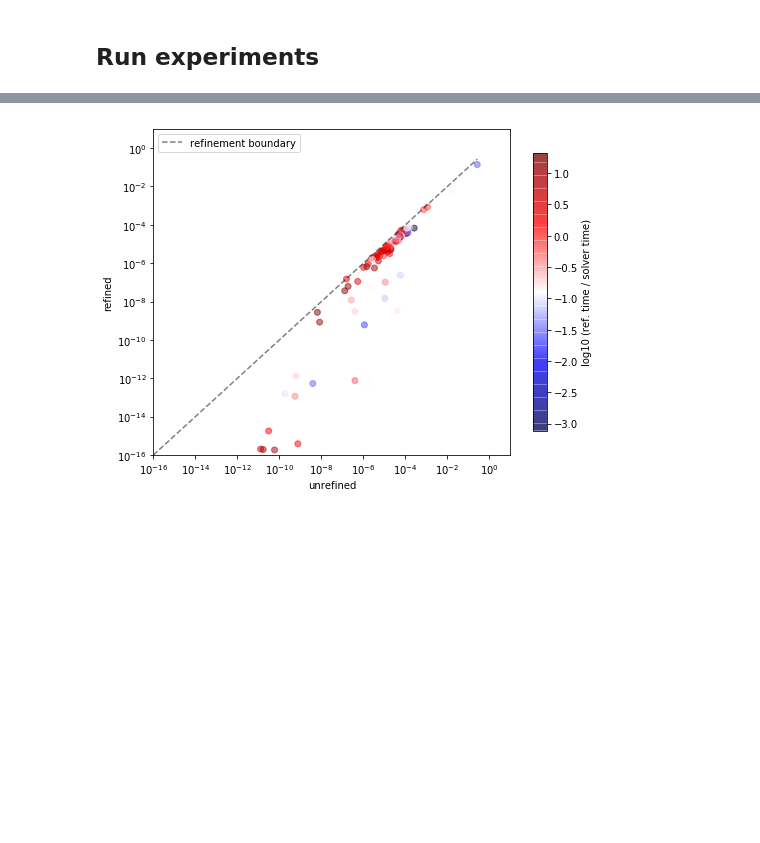
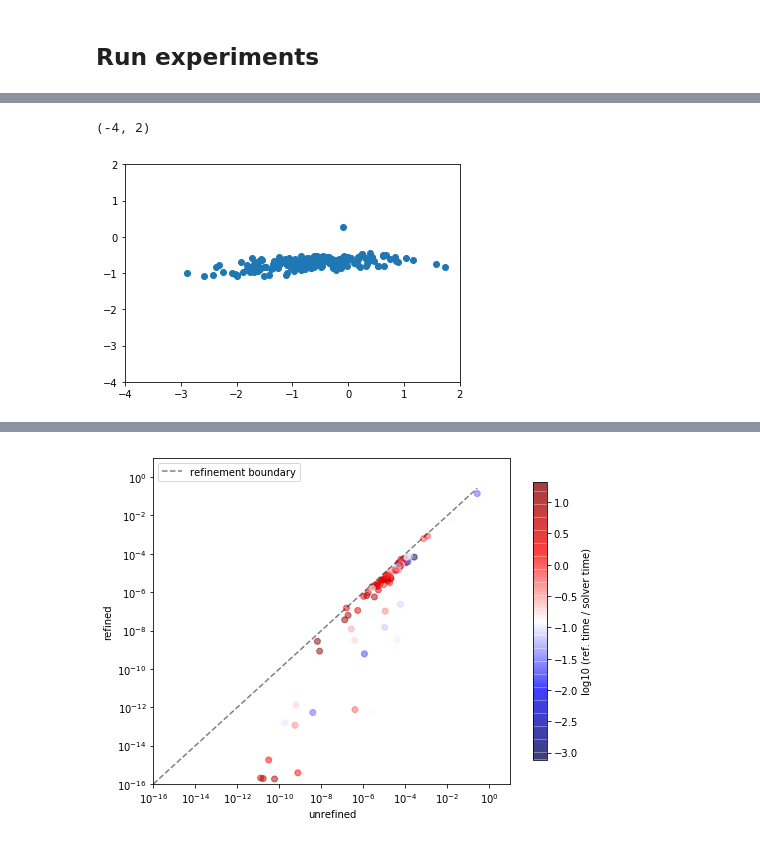
Before and after one commit to cvxgrp/cone_prog_refine, a Jupyter notebook: examples/experiments.ipynb, the cells around one changed output, grey strips where cells are left out. Cells and saved outputs as stored; diff of their text form; code cells hidden in the pictures; blank space fills up the shorter version.

```diff
--- a/examples/experiments.ipynb
+++ b/examples/experiments.ipynb
@@ -163,0 +246,9 @@ ipdb> q
+# %%
+plt.scatter(
+            np.log10([ el['solver_time']  for el in experiment_results]),
+np.log10([el['refine_time'] for el in experiment_results]))
+plt.xlim([-4,2])
+plt.ylim([-4,2])
+# %% [output]
+(-4, 2)
+[figure, added]
```
Also changed, not shown: parts of 11 cells of this notebook, 3 other files.
